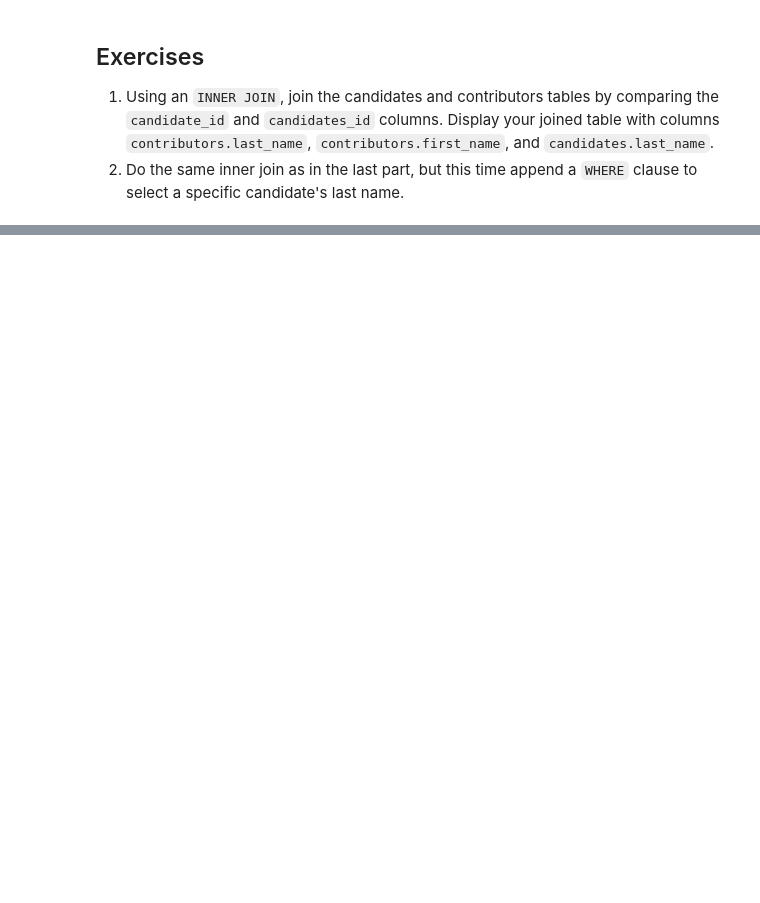
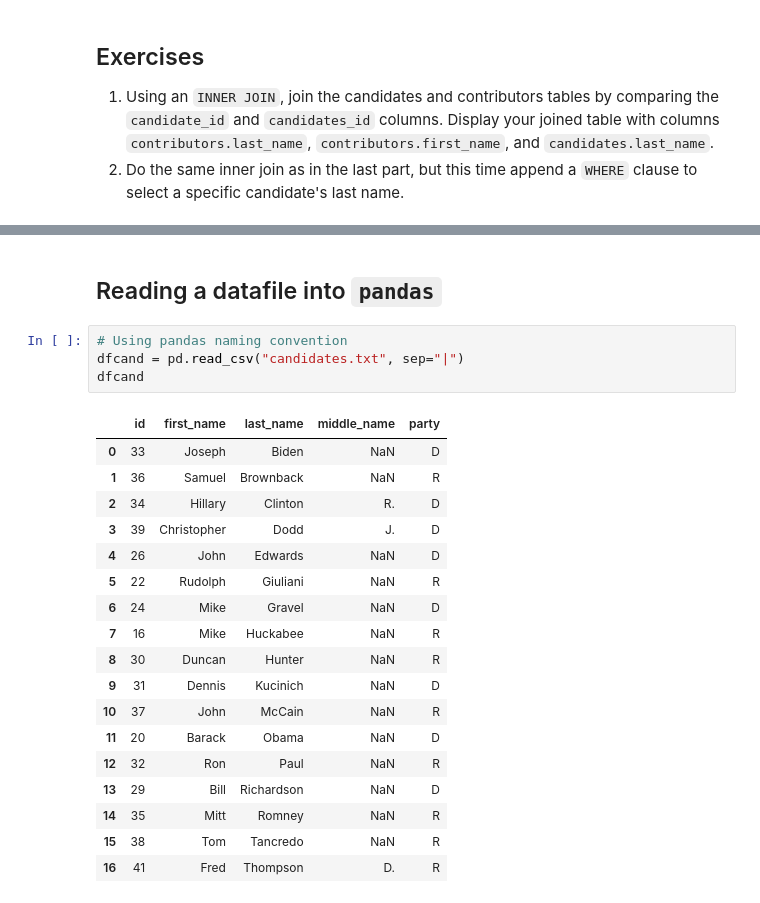
Before and after one commit to Hulalazz/cs207-F17, a Jupyter notebook: lectures/L19/L19.ipynb, the cells around one changed output, grey strips where cells are left out. Saved outputs shown, nothing was run; the diff lists cells and outputs as text; blank space fills up the shorter version.

Commit message:
Doing pandas now for L19.

```diff
--- a/lectures/L19/L19.ipynb
+++ b/lectures/L19/L19.ipynb
@@ -157,0 +290,25 @@ What is `SQL` doing with this operation?  It may help to visualize this with a V
+# %% [markdown]
+## Reading a datafile into `pandas`
+# %%
+# Using pandas naming convention
+dfcand = pd.read_csv("candidates.txt", sep="|")
+dfcand
+# %% [output]
+|  | id | first_name | last_name | middle_name | party |
+| 0 | 33 | Joseph | Biden | NaN | D |
+| 1 | 36 | Samuel | Brownback | NaN | R |
+| 2 | 34 | Hillary | Clinton | R. | D |
+| 3 | 39 | Christopher | Dodd | J. | D |
+| 4 | 26 | John | Edwards | NaN | D |
+| 5 | 22 | Rudolph | Giuliani | NaN | R |
+| 6 | 24 | Mike | Gravel | NaN | D |
+| 7 | 16 | Mike | Huckabee | NaN | R |
+| 8 | 30 | Duncan | Hunter | NaN | R |
+| 9 | 31 | Dennis | Kucinich | NaN | D |
+| 10 | 37 | John | McCain | NaN | R |
+| 11 | 20 | Barack | Obama | NaN | D |
+| 12 | 32 | Ron | Paul | NaN | R |
+| 13 | 29 | Bill | Richardson | NaN | D |
+| 14 | 35 | Mitt | Romney | NaN | R |
+| 15 | 38 | Tom | Tancredo | NaN | R |
+| 16 | 41 | Fred | Thompson | D. | R |
```
Also changed, not shown: parts of 20 cells of this notebook, 2 other files.
